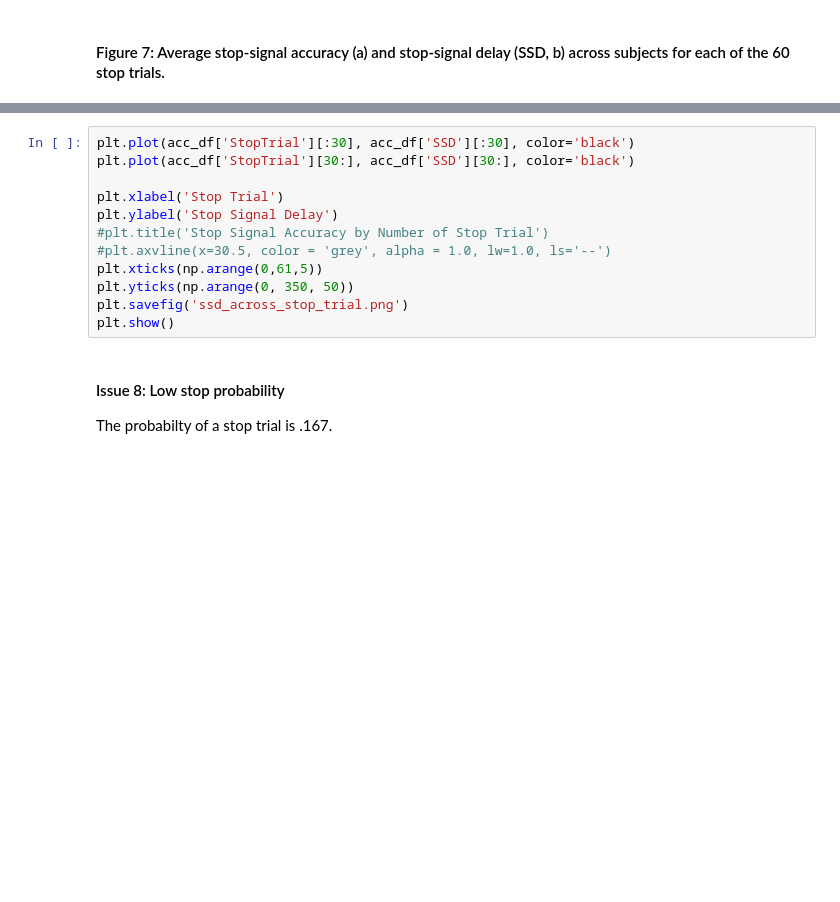
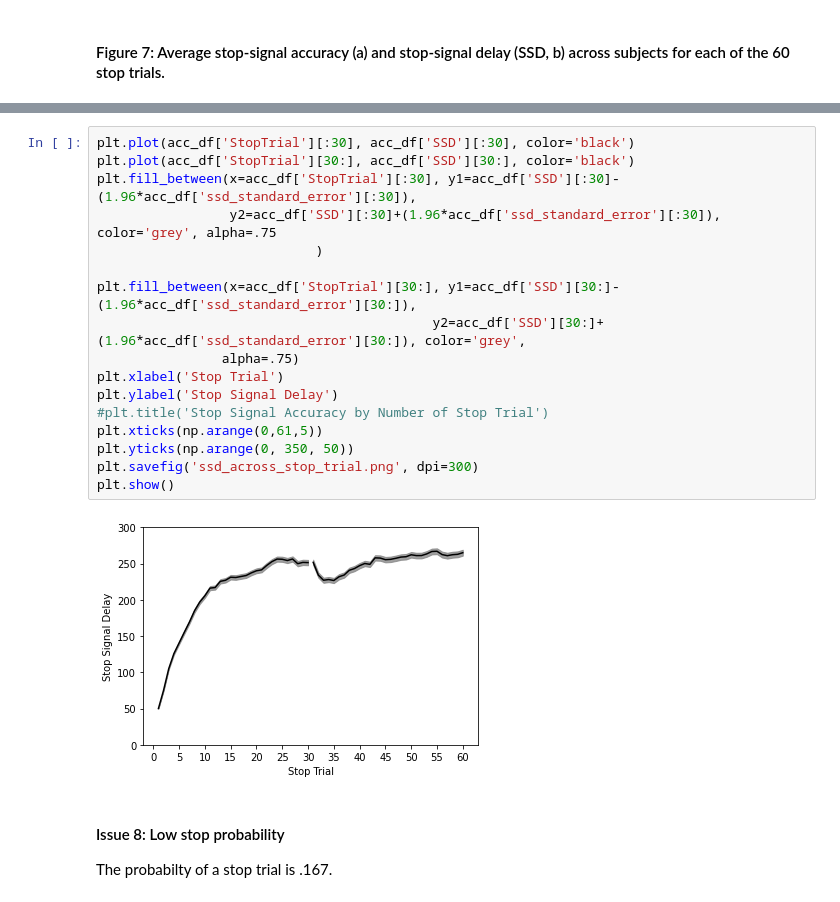
Before and after one commit to mckenziephagen/ABCD_Stop_Signal, a Jupyter notebook: scripts/SST_manuscript/SST_problems.ipynb, the cells around one changed output, grey strips where cells are left out. Saved outputs shown, nothing was run; the diff lists cells and outputs as text; blank space fills up the shorter version.

```diff
--- a/scripts/SST_manuscript/SST_problems.ipynb
+++ b/scripts/SST_manuscript/SST_problems.ipynb
@@ -503,15 +564,22 @@ plt.show() #needs error bars
 # %%
 plt.plot(acc_df['StopTrial'][:30], acc_df['SSD'][:30], color='black')
 plt.plot(acc_df['StopTrial'][30:], acc_df['SSD'][30:], color='black')
+plt.fill_between(x=acc_df['StopTrial'][:30], y1=acc_df['SSD'][:30]-(1.96*acc_df['ssd_standard_error'][:30]),
+                 y2=acc_df['SSD'][:30]+(1.96*acc_df['ssd_standard_error'][:30]), color='grey', alpha=.75
+                            )
 
+plt.fill_between(x=acc_df['StopTrial'][30:], y1=acc_df['SSD'][30:]-(1.96*acc_df['ssd_standard_error'][30:]),
+                                           y2=acc_df['SSD'][30:]+(1.96*acc_df['ssd_standard_error'][30:]), color='grey',
+                alpha=.75)
 plt.xlabel('Stop Trial')
 plt.ylabel('Stop Signal Delay')
 #plt.title('Stop Signal Accuracy by Number of Stop Trial')
-#plt.axvline(x=30.5, color = 'grey', alpha = 1.0, lw=1.0, ls='--')
 plt.xticks(np.arange(0,61,5))
 plt.yticks(np.arange(0, 350, 50))
-plt.savefig('ssd_across_stop_trial.png')
+plt.savefig('ssd_across_stop_trial.png', dpi=300)
 plt.show()
+# %% [output]
+[figure, added]
 # %% [markdown]
 #### Issue 8: Low stop probability
 
```
Also changed, not shown: parts of 21 cells of this notebook.
